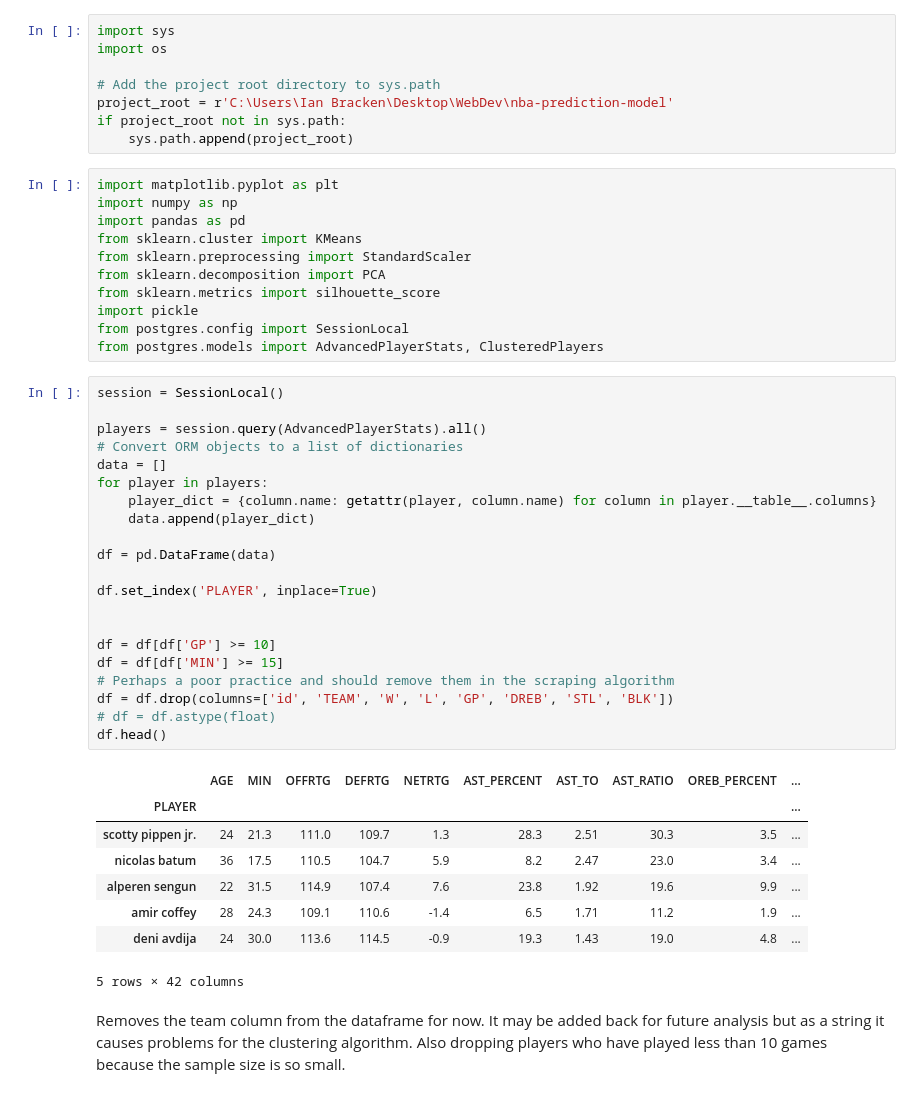
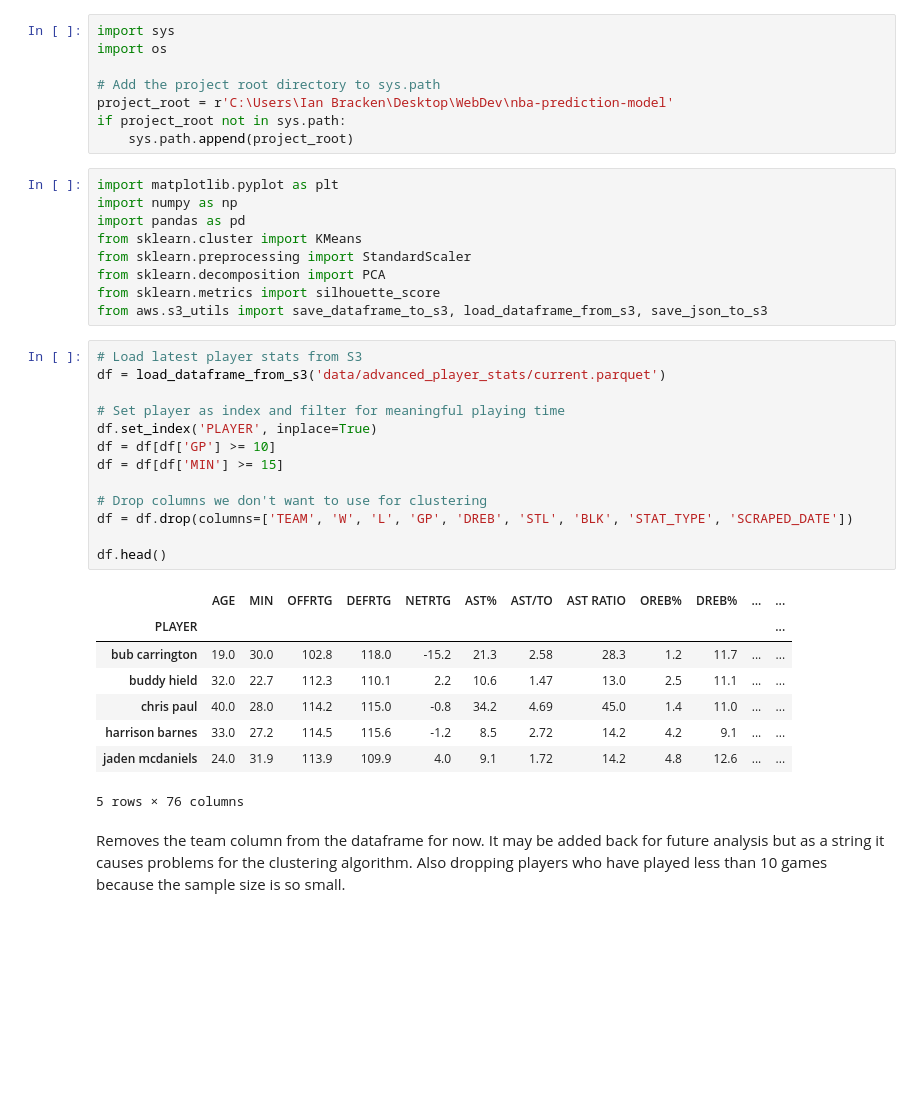
Before and after one commit to ibracken/NBA_Machine_Learning, a Jupyter notebook: scripts/nbaClustering.ipynb, the cells around one changed output. Saved outputs shown, nothing was run; the diff lists cells and outputs as text; blank space fills up the shorter version.

```diff
--- a/scripts/nbaClustering.ipynb
+++ b/scripts/nbaClustering.ipynb
@@ -14,39 +14,29 @@ from sklearn.cluster import KMeans
 from sklearn.preprocessing import StandardScaler
 from sklearn.decomposition import PCA
 from sklearn.metrics import silhouette_score
-import pickle
-from postgres.config import SessionLocal
-from postgres.models import AdvancedPlayerStats, ClusteredPlayers
+from aws.s3_utils import save_dataframe_to_s3, load_dataframe_from_s3, save_json_to_s3
-# %%
-session = SessionLocal()
-
-players = session.query(AdvancedPlayerStats).all()
-# Convert ORM objects to a list of dictionaries
-data = []
-for player in players:
-    player_dict = {column.name: getattr(player, column.name) for column in player.__table__.columns}
-    data.append(player_dict)
-
-df = pd.DataFrame(data)
-
-df.set_index('PLAYER', inplace=True)
-
-
-df = df[df['GP'] >= 10]
-df = df[df['MIN'] >= 15]
-# Perhaps a poor practice and should remove them in the scraping algorithm
-df = df.drop(columns=['id', 'TEAM', 'W', 'L', 'GP', 'DREB', 'STL', 'BLK'])
-# df = df.astype(float)
-df.head()
-# %% [output]
-|  | AGE | MIN | OFFRTG | DEFRTG | NETRTG | AST_PERCENT | AST_TO | AST_RATIO | OREB_PERCENT | ... |
-| PLAYER |  |  |  |  |  |  |  |  |  | ... |
-| scotty pippen jr. | 24 | 21.3 | 111.0 | 109.7 | 1.3 | 28.3 | 2.51 | 30.3 | 3.5 | ... |
-| nicolas batum | 36 | 17.5 | 110.5 | 104.7 | 5.9 | 8.2 | 2.47 | 23.0 | 3.4 | ... |
-| alperen sengun | 22 | 31.5 | 114.9 | 107.4 | 7.6 | 23.8 | 1.92 | 19.6 | 9.9 | ... |
-| amir coffey | 28 | 24.3 | 109.1 | 110.6 | -1.4 | 6.5 | 1.71 | 11.2 | 1.9 | ... |
-| deni avdija | 24 | 30.0 | 113.6 | 114.5 | -0.9 | 19.3 | 1.43 | 19.0 | 4.8 | ... |
-5 rows × 42 columns
+# %%
+# Load latest player stats from S3
+df = load_dataframe_from_s3('data/advanced_player_stats/current.parquet')
+
+# Set player as index and filter for meaningful playing time
+df.set_index('PLAYER', inplace=True)
+df = df[df['GP'] >= 10]
+df = df[df['MIN'] >= 15]
+
+# Drop columns we don't want to use for clustering
+df = df.drop(columns=['TEAM', 'W', 'L', 'GP', 'DREB', 'STL', 'BLK', 'STAT_TYPE', 'SCRAPED_DATE'])
+
+df.head()
+# %% [output]
+|  | AGE | MIN | OFFRTG | DEFRTG | NETRTG | AST% | AST/TO | AST RATIO | OREB% | DREB% | ... | ... |
+| PLAYER |  |  |  |  |  |  |  |  |  |  |  | ... |
+| bub carrington | 19.0 | 30.0 | 102.8 | 118.0 | -15.2 | 21.3 | 2.58 | 28.3 | 1.2 | 11.7 | ... | ... |
+| buddy hield | 32.0 | 22.7 | 112.3 | 110.1 | 2.2 | 10.6 | 1.47 | 13.0 | 2.5 | 11.1 | ... | ... |
+| chris paul | 40.0 | 28.0 | 114.2 | 115.0 | -0.8 | 34.2 | 4.69 | 45.0 | 1.4 | 11.0 | ... | ... |
+| harrison barnes | 33.0 | 27.2 | 114.5 | 115.6 | -1.2 | 8.5 | 2.72 | 14.2 | 4.2 | 9.1 | ... | ... |
+| jaden mcdaniels | 24.0 | 31.9 | 113.9 | 109.9 | 4.0 | 9.1 | 1.72 | 14.2 | 4.8 | 12.6 | ... | ... |
+5 rows × 76 columns
 # %% [markdown]
 Removes the team column from the dataframe for now. It may be added back for future analysis but as a string it causes problems for the clustering algorithm. Also dropping players who have played less than 10 games because the sample size is so small.
 # %%
```
Also changed, not shown: parts of 15 cells of this notebook, 17 other files.
